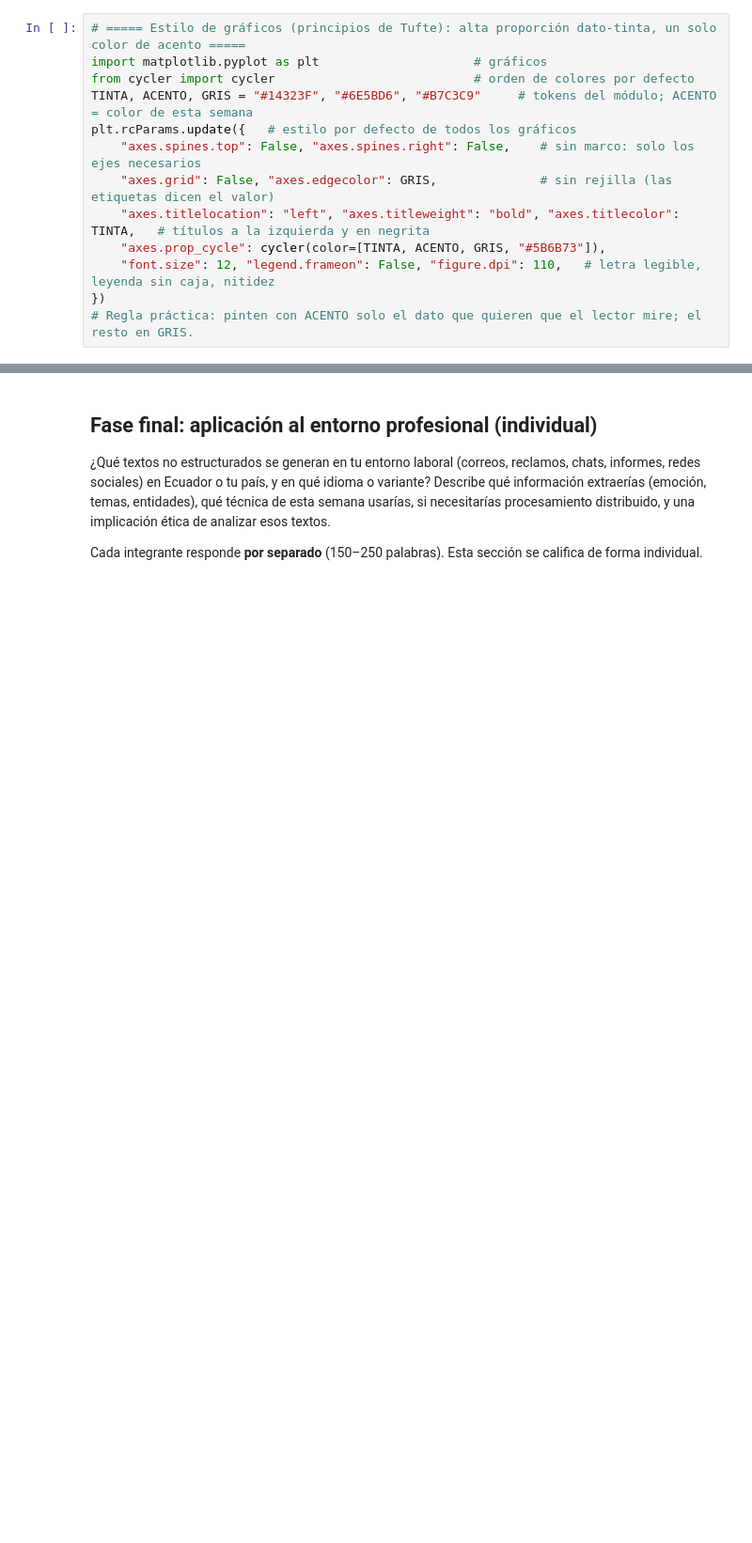
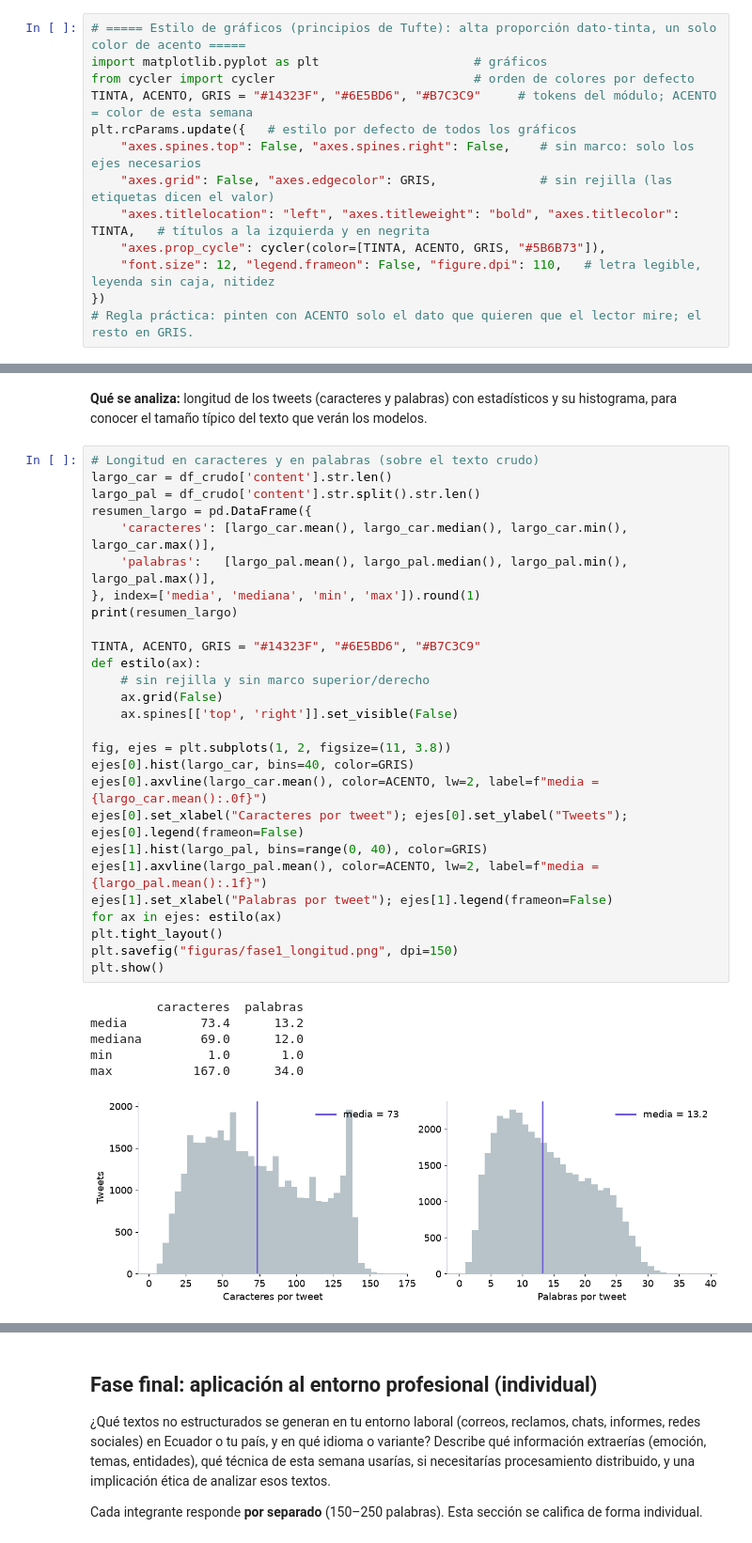
Before and after one commit to christianeruiza1977/data_mining_c1, a Jupyter notebook: notebooks/Ejercicio_Practico_Semana3.ipynb, the cells around one changed output, grey strips where cells are left out. Shown at 94% size. Saved outputs shown, nothing was run; the diff lists cells and outputs as text; blank space fills up the shorter version.

```diff
--- a/notebooks/Ejercicio_Practico_Semana3.ipynb
+++ b/notebooks/Ejercicio_Practico_Semana3.ipynb
@@ -150,0 +225,36 @@ print(df.shape, '| pandas', pd.__version__, '| scikit-learn', sklearn.__version_
+# %% [markdown]
+**Qué se analiza:** longitud de los tweets (caracteres y palabras) con estadísticos y su histograma, para conocer el tamaño típico del texto que verán los modelos.
+# %%
+# Longitud en caracteres y en palabras (sobre el texto crudo)
+largo_car = df_crudo['content'].str.len()
+largo_pal = df_crudo['content'].str.split().str.len()
+resumen_largo = pd.DataFrame({
+    'caracteres': [largo_car.mean(), largo_car.median(), largo_car.min(), largo_car.max()],
+    'palabras':   [largo_pal.mean(), largo_pal.median(), largo_pal.min(), largo_pal.max()],
+}, index=['media', 'mediana', 'min', 'max']).round(1)
+print(resumen_largo)
+
+TINTA, ACENTO, GRIS = "#14323F", "#6E5BD6", "#B7C3C9"
+def estilo(ax):
+    # sin rejilla y sin marco superior/derecho
+    ax.grid(False)
+    ax.spines[['top', 'right']].set_visible(False)
+
+fig, ejes = plt.subplots(1, 2, figsize=(11, 3.8))
+ejes[0].hist(largo_car, bins=40, color=GRIS)
+ejes[0].axvline(largo_car.mean(), color=ACENTO, lw=2, label=f"media = {largo_car.mean():.0f}")
+ejes[0].set_xlabel("Caracteres por tweet"); ejes[0].set_ylabel("Tweets"); ejes[0].legend(frameon=False)
+ejes[1].hist(largo_pal, bins=range(0, 40), color=GRIS)
+ejes[1].axvline(largo_pal.mean(), color=ACENTO, lw=2, label=f"media = {largo_pal.mean():.1f}")
+ejes[1].set_xlabel("Palabras por tweet"); ejes[1].legend(frameon=False)
+for ax in ejes: estilo(ax)
+plt.tight_layout()
+plt.savefig("figuras/fase1_longitud.png", dpi=150)
+plt.show()
+# %% [output]
+         caracteres  palabras
+media          73.4      13.2
+mediana        69.0      12.0
+min             1.0       1.0
+max           167.0      34.0
+[figure, added]
```
Also changed, not shown: parts of 165 cells of this notebook, 6 other files.
